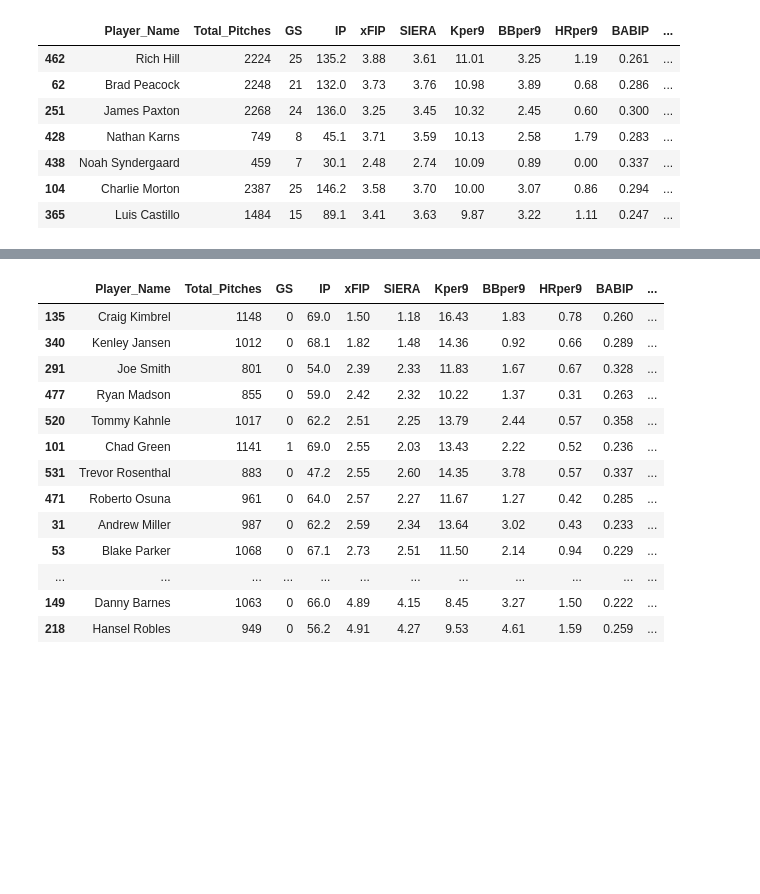
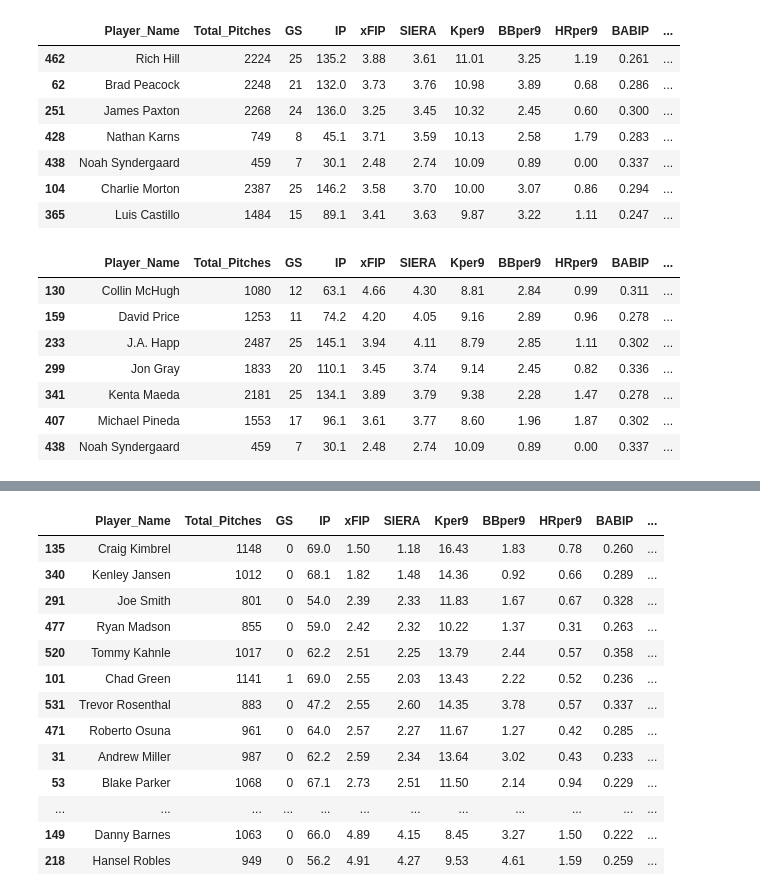
Before and after one commit to ayovito/FantasyBaseballProject, a Jupyter notebook: 2018 Fantasy Baseball Breakout Analysis - xFIP.ipynb, the cells around one changed output, grey strips where cells are left out. Cells and saved outputs as stored; diff of their text form; code cells hidden in the pictures; blank space fills up the shorter version.

```diff
--- a/2018 Fantasy Baseball Breakout Analysis - xFIP.ipynb
+++ b/2018 Fantasy Baseball Breakout Analysis - xFIP.ipynb
@@ -448,0 +452,13 @@ rate_starting_pitching_stats_2017_v3.sort_values(by='Kper9', ascending=False)
+# %%
+# showing players in our 50% breakout list from 2017 who had > 162 IP in 2016
+common_2016 = rate_starting_pitching_stats_2017_v2.merge(IP_check_2016,on=['Player_Name','Player_Name'])
+rate_starting_pitching_stats_2017_v2[(rate_starting_pitching_stats_2017_v2.Player_Name.isin(common_2016.Player_Name))]
+# %% [output]
+|  | Player_Name | Total_Pitches | GS | IP | xFIP | SIERA | Kper9 | BBper9 | HRper9 | BABIP | ... |
+| 130 | Collin McHugh | 1080 | 12 | 63.1 | 4.66 | 4.30 | 8.81 | 2.84 | 0.99 | 0.311 | ... |
+| 159 | David Price | 1253 | 11 | 74.2 | 4.20 | 4.05 | 9.16 | 2.89 | 0.96 | 0.278 | ... |
+| 233 | J.A. Happ | 2487 | 25 | 145.1 | 3.94 | 4.11 | 8.79 | 2.85 | 1.11 | 0.302 | ... |
+| 299 | Jon Gray | 1833 | 20 | 110.1 | 3.45 | 3.74 | 9.14 | 2.45 | 0.82 | 0.336 | ... |
+| 341 | Kenta Maeda | 2181 | 25 | 134.1 | 3.89 | 3.79 | 9.38 | 2.28 | 1.47 | 0.278 | ... |
+| 407 | Michael Pineda | 1553 | 17 | 96.1 | 3.61 | 3.77 | 8.60 | 1.96 | 1.87 | 0.302 | ... |
+| 438 | Noah Syndergaard | 459 | 7 | 30.1 | 2.48 | 2.74 | 10.09 | 0.89 | 0.00 | 0.337 | ... |
```
Also changed, not shown: parts of 7 cells of this notebook, 1 other file.
